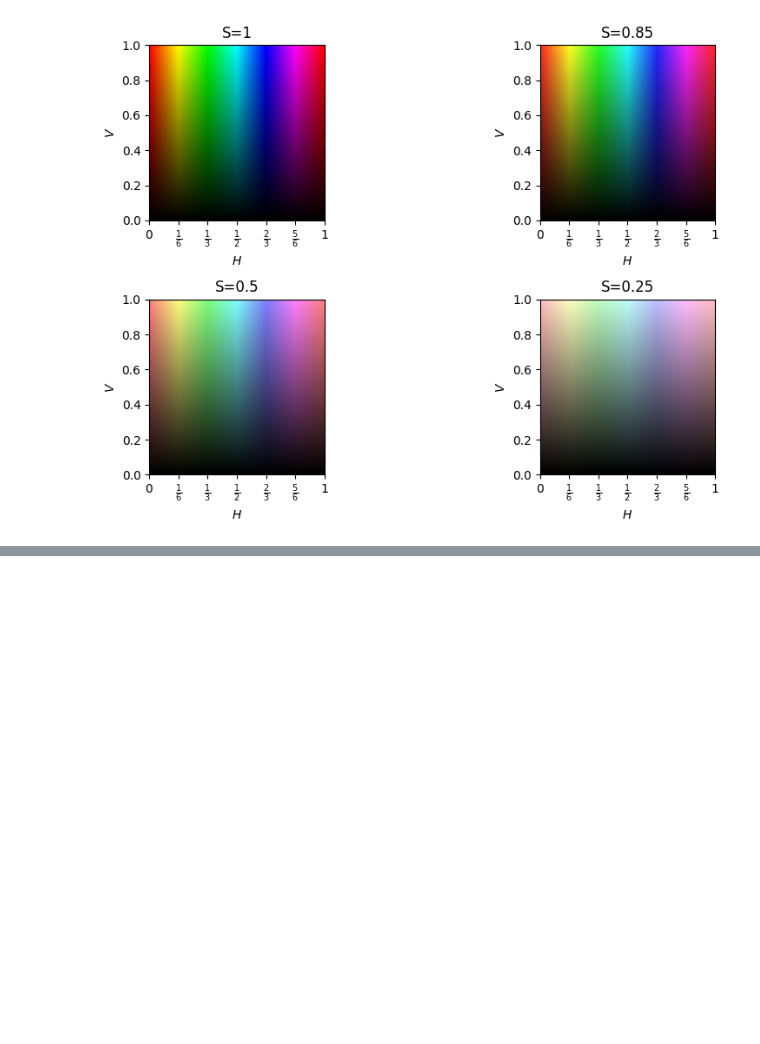
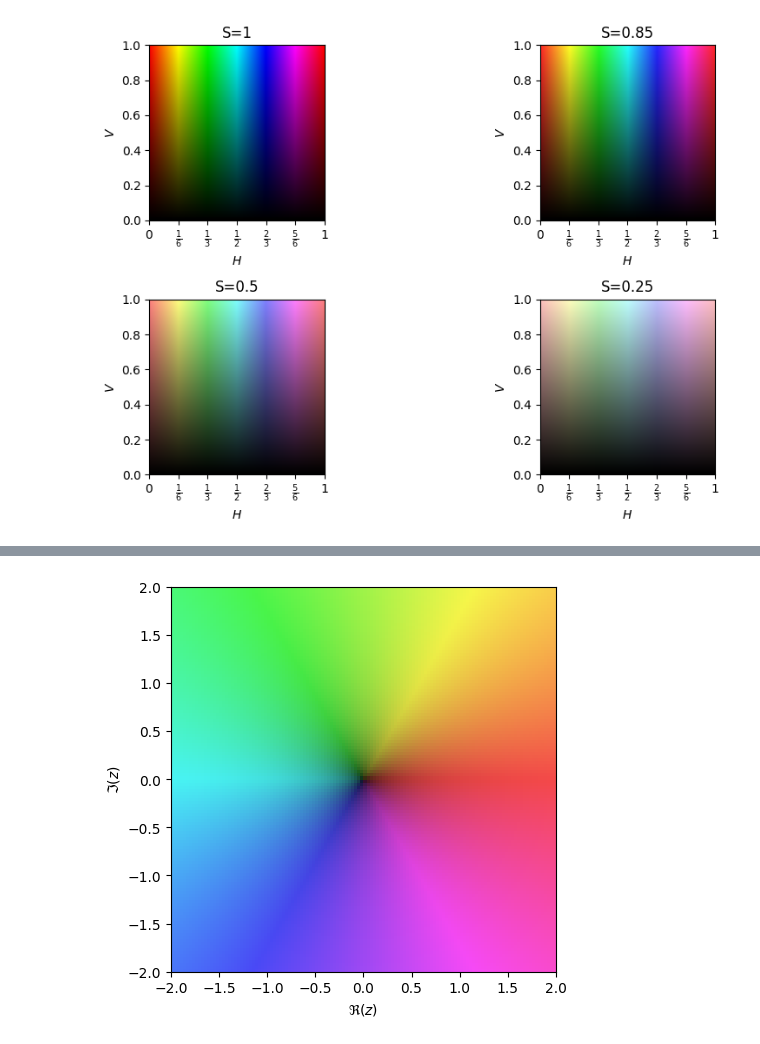
Before and after one commit to martin12333/marti-onedrive, a Jupyter notebook: AI/mm--linear-algebra-for-neural-networks/mini--DomainColoring.ipynb, the cells around one changed output, grey strips where cells are left out. Saved outputs shown, nothing was run; the diff lists cells and outputs as text; code cells hidden in the pictures; blank space fills up the shorter version.

```diff
--- a/AI/mm--linear-algebra-for-neural-networks/mini--DomainColoring.ipynb
+++ b/AI/mm--linear-algebra-for-neural-networks/mini--DomainColoring.ipynb
@@ -109,0 +127,4 @@ plt.tight_layout()
+# %%
+plot_domain(domaincol_c,  lambda z: z , re=ab, im= cd, daxis=True)
+# %% [output]
+[figure, added]
```
Also changed, not shown: parts of 8 cells of this notebook, 1 other file.
